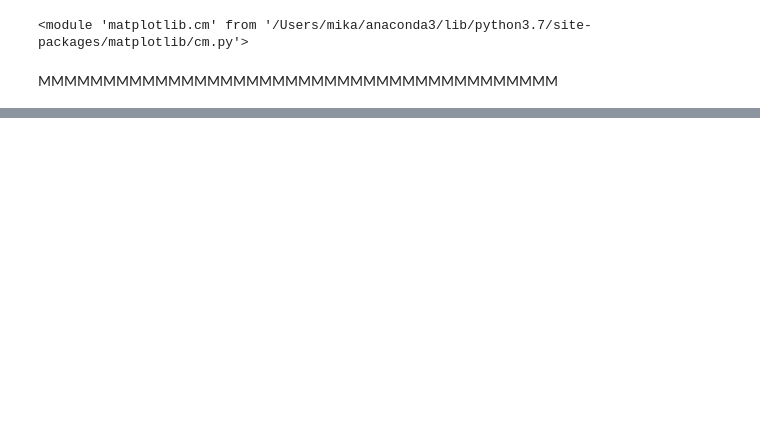
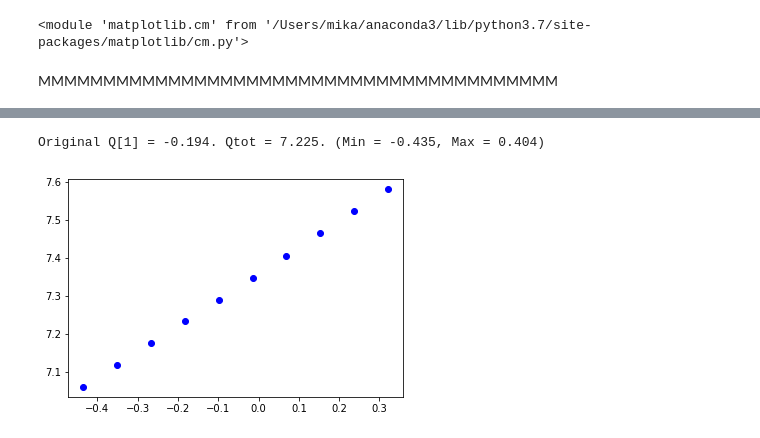
Before and after one commit to benellis3/mappo, a Jupyter notebook: exp_scripts/replays/mixing_network_analysis.ipynb, the cells around one changed output, grey strips where cells are left out. Cells and saved outputs as stored; diff of their text form; code cells hidden in the pictures; blank space fills up the shorter version.

```diff
--- a/exp_scripts/replays/mixing_network_analysis.ipynb
+++ b/exp_scripts/replays/mixing_network_analysis.ipynb
@@ -237,0 +258,5 @@ html_print(string)
+# %%
+plot_dependency(33, 1)
+# %% [output]
+Original Q[1] = -0.194. Qtot = 7.225. (Min = -0.435, Max = 0.404)
+[figure, added]
```
Also changed, not shown: parts of 12 cells of this notebook.
